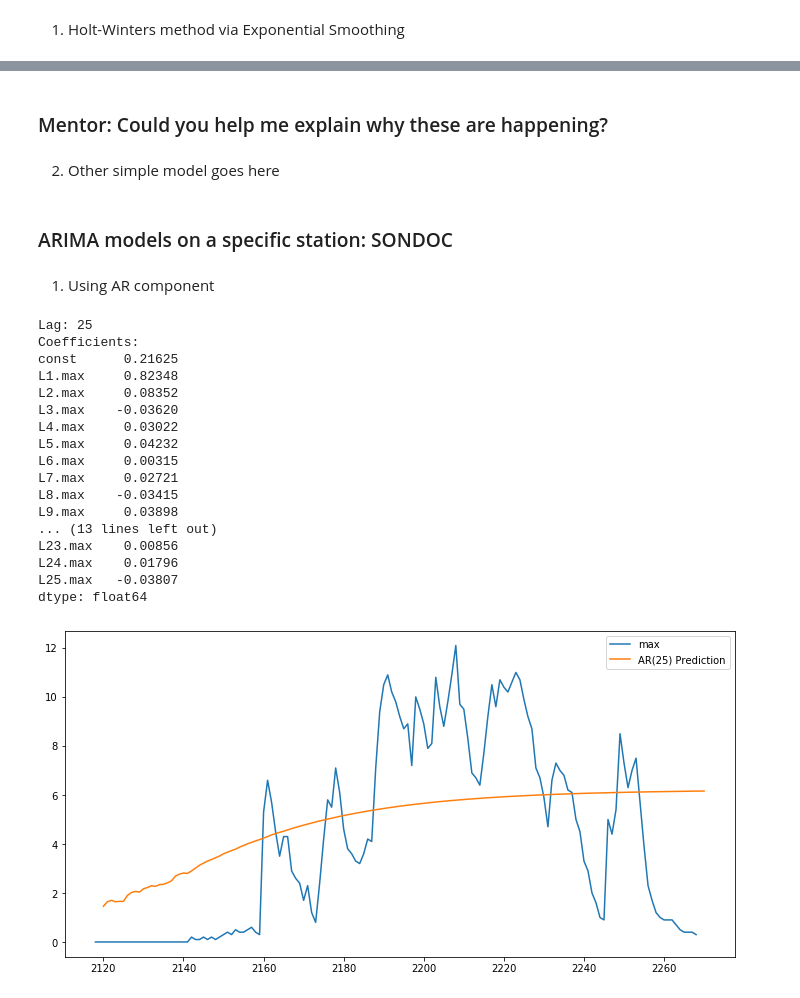
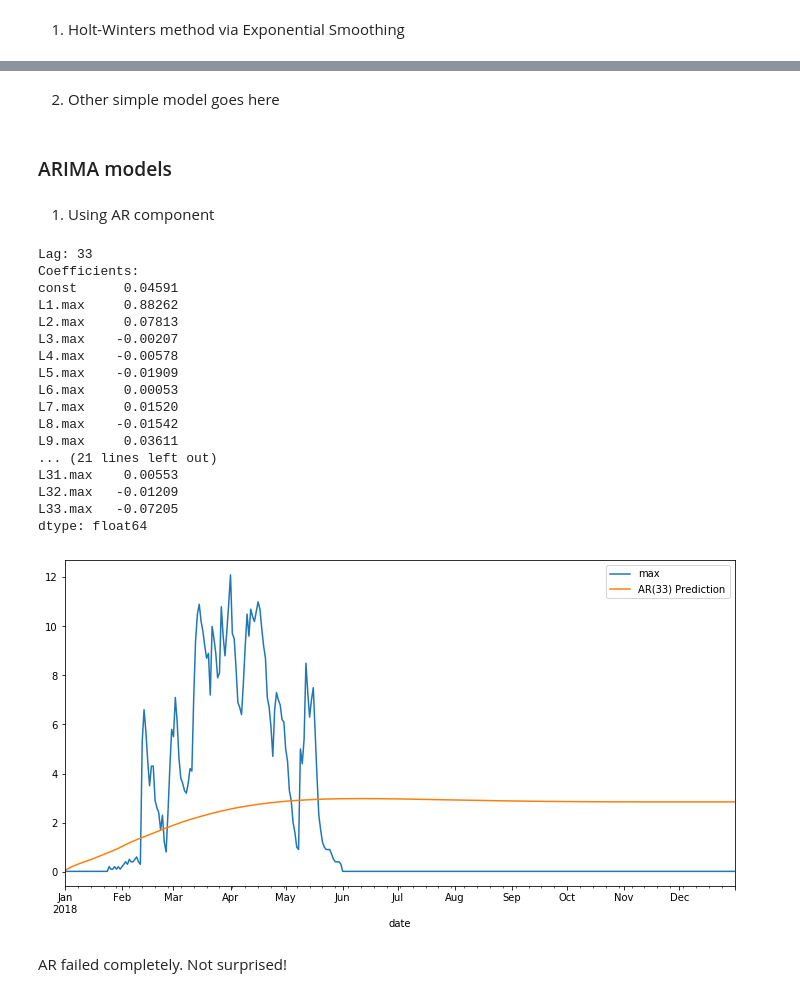
Before and after one commit to elbertsoftware/SpringboardAIC, a Jupyter notebook: salinization/dev/09. arima-modeling/ben-tre-arima.ipynb, the cells around one changed output, grey strips where cells are left out. Cells and saved outputs as stored; diff of their text form; code cells hidden in the pictures.

```diff
--- a/salinization/dev/09. arima-modeling/ben-tre-arima.ipynb
+++ b/salinization/dev/09. arima-modeling/ben-tre-arima.ipynb
@@ -36,4 +76,4 @@ DatetimeIndex(['2002-01-01', '2002-01-01', '2002-01-01', '2002-01-01',
 # %%
 # can not set index frequency to D - daily due to missing discontinuous timestamps in the dataset
-# df.index.freq = 'D'
-# df.index
+df.index.freq = 'D'
+df.index
@@ -362,9 +322,7 @@ Something wrong with the seasonal_periods = 150 (5 months) causing:
-# %% [markdown]
-### Mentor: Could you help me explain why these are happening?
 # %% [markdown]
 2. Other simple model goes here
 # %% [markdown]
-### ARIMA models on a specific station: SONDOC
+### ARIMA models
 # %% [markdown]
 1. Using AR component
 # %%
@@ -375,5 +330,5 @@ test_data = test_df.loc[test_df['code'] == station_code, value_field]
 # %%
-model = AR(train_data)
+model = AR(train_df[value_field])
 
 ARfit = model.fit(method='mle', ic='t-stat')
 
@@ -382,27 +337,33 @@ lags = ARfit.k_ar
 print(f'Lag: {lags}')
 print(f'Coefficients:\n{ARfit.params}')
 # %% [output]
-Lag: 25
+Lag: 33
 Coefficients:
-const      0.21625
-L1.max     0.82348
-L2.max     0.08352
-L3.max    -0.03620
-L4.max     0.03022
-L5.max     0.04232
-L6.max     0.00315
-L7.max     0.02721
-L8.max    -0.03415
-L9.max     0.03898
-... (13 lines left out)
-L23.max    0.00856
-L24.max    0.01796
-L25.max   -0.03807
+const      0.04591
+L1.max     0.88262
+L2.max     0.07813
+L3.max    -0.00207
+L4.max    -0.00578
+L5.max    -0.01909
+L6.max     0.00053
+L7.max     0.01520
+L8.max    -0.01542
+L9.max     0.03611
+... (21 lines left out)
+L31.max    0.00553
+L32.max   -0.01209
+L33.max   -0.07205
 dtype: float64
+# %%
+# general formula to calculate time periods for obtaining predictions
+start = len(train_df)
+end = start + len(test_df) - 1
 # %%
-ARprediction = ARfit.predict(start=len(train_data), end=len(train_data) + len(test_data) - 1).rename(f'AR({lags}) Prediction')
+ARprediction = ARfit.predict(start=start, end=end).rename(f'AR({lags}) Prediction')
 # %%
-test_temp_df[value_field].plot(legend=True)
+test_df[value_field].plot(legend=True)
 ARprediction.plot(legend=True,figsize=(12,6));
 # %% [output]
-[figure, old version]
+[figure, new version]
+# %% [markdown]
+AR failed completely. Not surprised!
```
Also changed, not shown: parts of 49 cells of this notebook.
